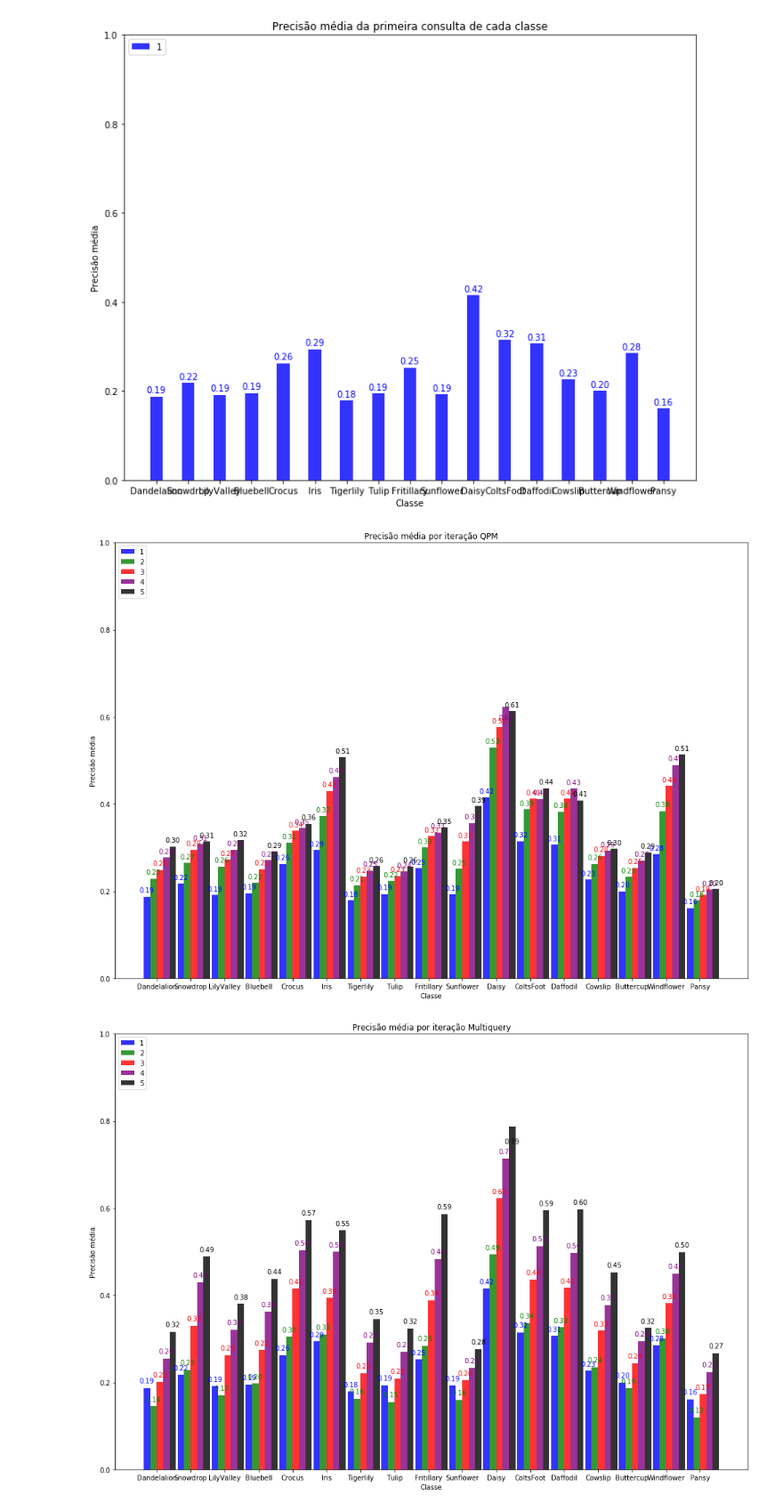
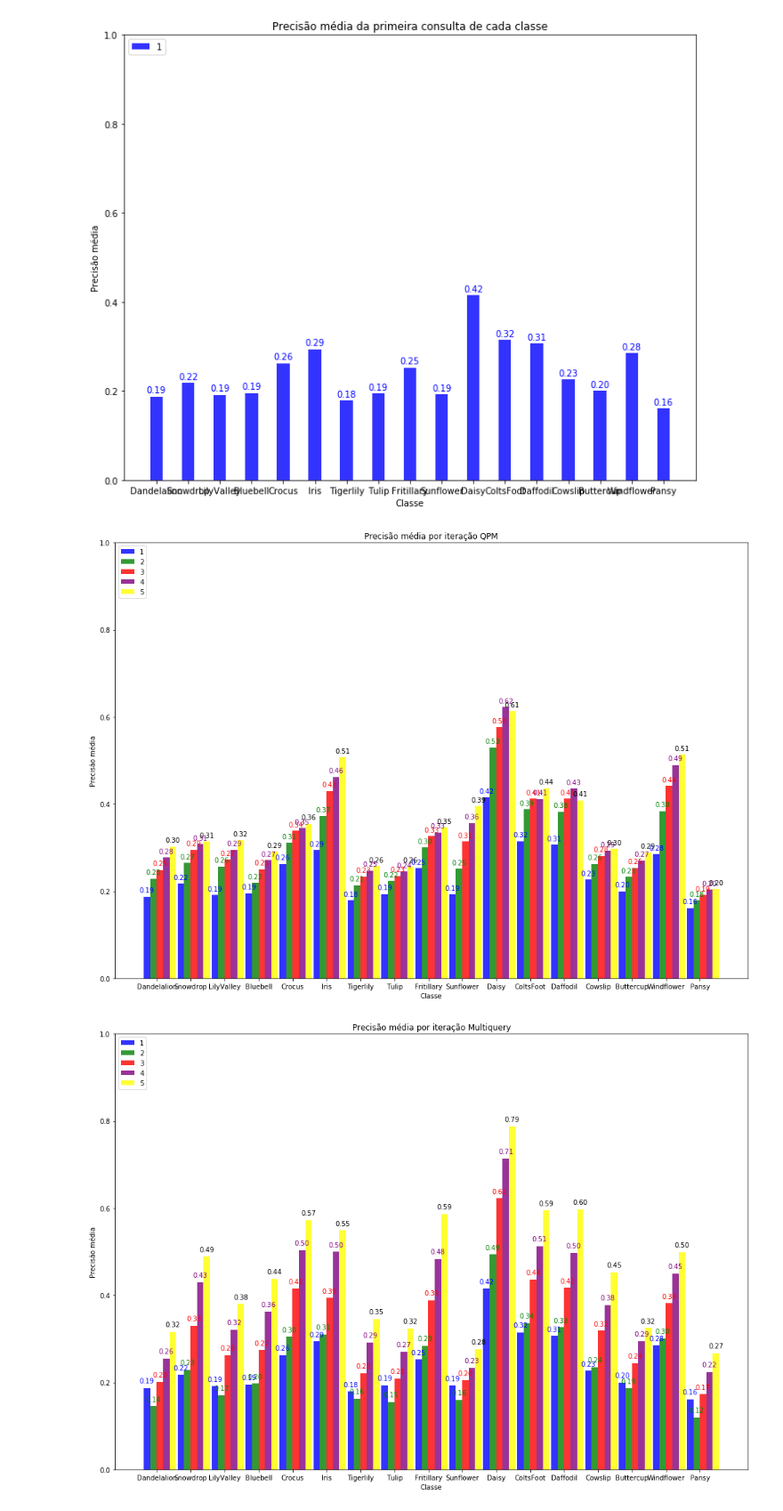
Before and after one commit to lopes05/image_retrieval, a Jupyter notebook: analiseresultados-oxford.ipynb, the cells around one changed output. Shown at 89% size. Cells and saved outputs as stored; diff of their text form; code cells hidden in the pictures.

```diff
--- a/analiseresultados-oxford.ipynb
+++ b/analiseresultados-oxford.ipynb
@@ -150,41 +201,13 @@ mediarfra = []
 for chave in dictqpm:
     mediaqpm.append(np.mean(dictqpm[chave], axis=0))
     mediamulti.append(np.mean(dictmulti[chave], axis=0))
-    #mediarfra.append(np.mean(dictrfra[chave], axis=0))
+    mediarfra.append(np.mean(dictrfra[chave], axis=0))
 # %%
-#mediarfra = np.array(mediarfra)
+mediarfra = np.array(mediarfra)
 mediamulti = np.array(mediamulti)
 mediaqpm = np.array(mediaqpm)
 #print(mediaqpm[:, 1], '\n', mediamulti[:, 1], '\n', mediarfra[:, 1])
 #print(mediaqpm[:, 2], '\n', mediamulti[:, 2], '\n', mediarfra[:, 2])
-# %%
-def autolabel(rects, ax, c):
-    # Get y-axis height to calculate label position from.
-    (y_bottom, y_top) = ax.get_ylim()
-    y_height = y_top - y_bottom
-    lc = c
-    for rect in rects:
-        height = rect.get_height()
-        # Fraction of axis height taken up by this rectangle
-        p_height = (height / y_height)
-
-        # If we can fit the label above the column, do that;
-        # otherwise, put it inside the column.
-        if p_height > 0.95: # arbitrary; 95% looked good to me.
-            label_position = height - (y_height * 0.05)
-        else:
-            label_position = height + (y_height * 0.01)
-
-        if ('%.2f' % height) == "1.00":
-            c = "white"
-            value = "1.0"
-        else:
-            c = lc
-            value = '%.2f' % height
-
-        ax.text(rect.get_x() + rect.get_width()/2., label_position,
-                value,
-                ha='center', va='bottom', color=c)
 # %%
 def autolabel2(rects, ax, c):
     # Get y-axis height to calculate label position from.
@@ -279,34 +302,34 @@ def plot_iterations(arraymedias, titulo):
     label='4')
 
     rects5 = ax.bar(index + 4*bar_width, arraymedias[:,4], bar_width,
     alpha=opacity,
-    color='black',
+    color='yellow',
     label='5')
 
     autolabel(rects1, ax, 'b')
     autolabel(rects2, ax, 'green')
     autolabel(rects3, ax, 'red')
     autolabel(rects4, ax, 'purple')
     autolabel(rects5, ax, 'black')
 
     plt.xlabel('Classe')
     plt.ylabel('Precisão média')
     plt.title(titulo)
     plt.xticks(index + bar_width + 0.1, tuple(qpmnames))
 
     plt.legend(loc='upper left')
 
     plt.tight_layout()
 
     plt.ylim((0,1.0))
 
     plt.show()
 
 
 
 plot_iterations(mediaqpm, 'Precisão média por iteração QPM')
 plot_iterations(mediamulti, 'Precisão média por iteração Multiquery')
-#plot_iterations(mediarfra, 'Precisão média por iteração RFRA')
+plot_iterations(mediarfra, 'Precisão média por iteração RFRA')
 # %% [output]
-[figure, old version]
+[figure, new version]
-[figure, old version]
+[figure, new version]
```
Also changed, not shown: parts of 7 cells of this notebook.
